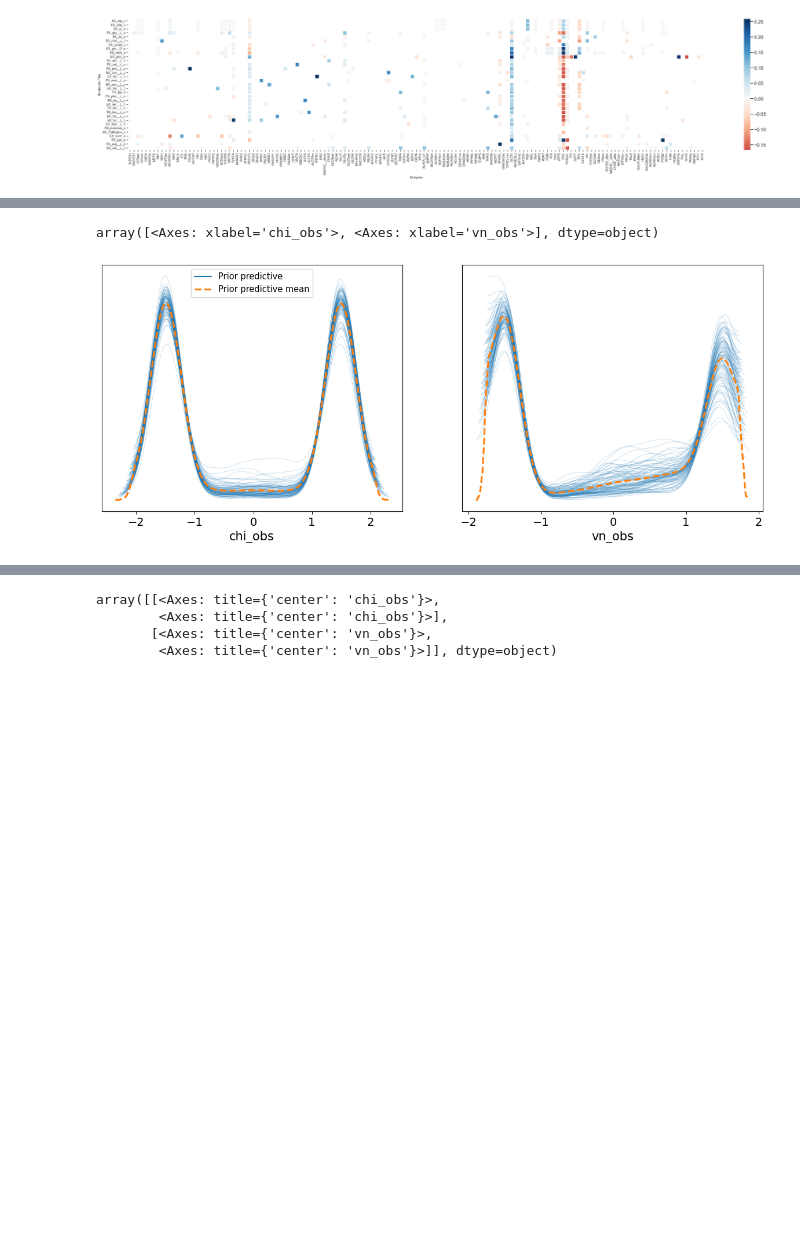
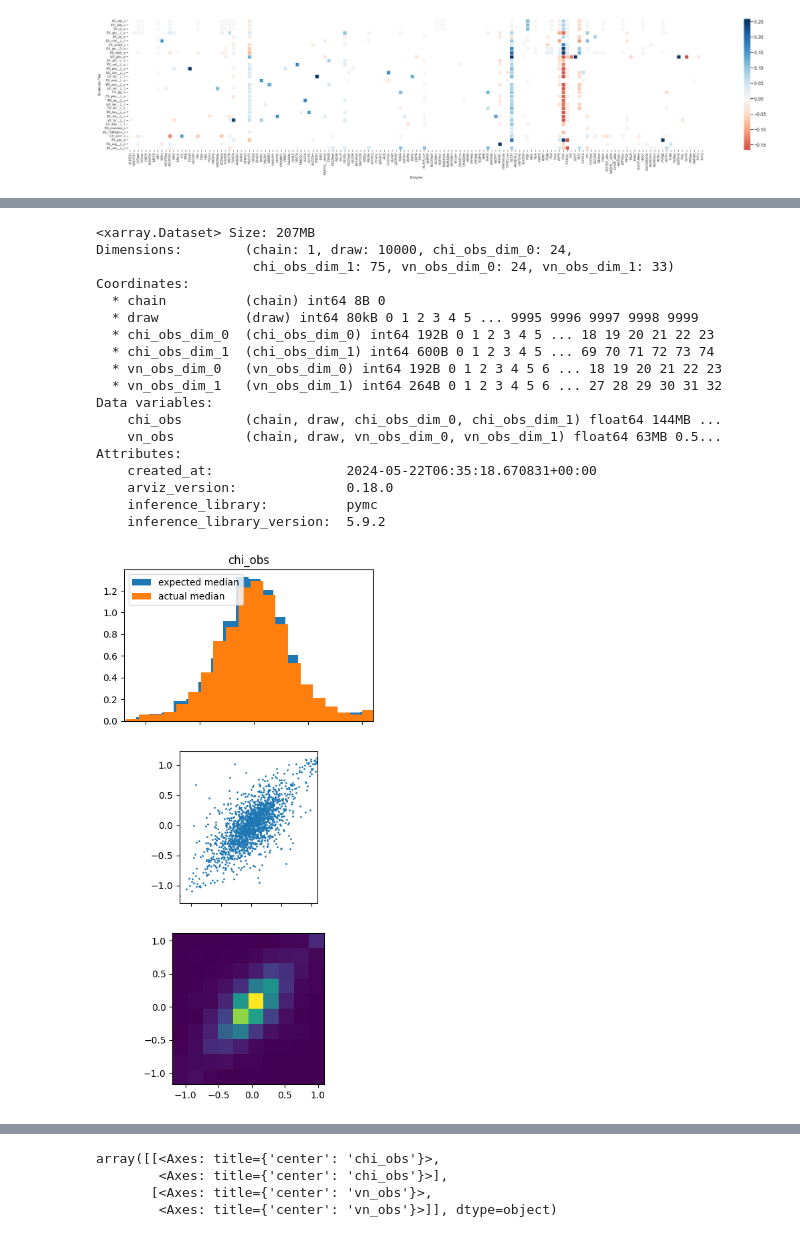
Before and after one commit to pnnl-predictive-phenomics/emll, a Jupyter notebook: notebooks/hackett.ipynb, the cells around one changed output, grey strips where cells are left out. Saved outputs shown, nothing was run; the diff lists cells and outputs as text; code cells hidden in the pictures; blank space fills up the shorter version.

```diff
--- a/notebooks/hackett.ipynb
+++ b/notebooks/hackett.ipynb
@@ -430,7 +428,60 @@ import pymc as pm
 expected_trace_prior = expected['trace_prior']
 actual_trace_prior = actual['trace_prior']
 
-arviz.plot_ppc(expected_trace_prior,group ="prior")
+print(expected_trace_prior['prior_predictive'])
+
+#arviz.plot_ppc(expected_trace_prior,group ="prior")
 # %% [output]
-array([<Axes: xlabel='chi_obs'>, <Axes: xlabel='vn_obs'>], dtype=object)
+<xarray.Dataset> Size: 207MB
+Dimensions:        (chain: 1, draw: 10000, chi_obs_dim_0: 24,
+                    chi_obs_dim_1: 75, vn_obs_dim_0: 24, vn_obs_dim_1: 33)
+Coordinates:
+  * chain          (chain) int64 8B 0
+  * draw           (draw) int64 80kB 0 1 2 3 4 5 ... 9995 9996 9997 9998 9999
+  * chi_obs_dim_0  (chi_obs_dim_0) int64 192B 0 1 2 3 4 5 ... 18 19 20 21 22 23
+  * chi_obs_dim_1  (chi_obs_dim_1) int64 600B 0 1 2 3 4 5 ... 69 70 71 72 73 74
+  * vn_obs_dim_0   (vn_obs_dim_0) int64 192B 0 1 2 3 4 5 6 ... 18 19 20 21 22 23
+  * vn_obs_dim_1   (vn_obs_dim_1) int64 264B 0 1 2 3 4 5 6 ... 27 28 29 30 31 32
+Data variables:
+    chi_obs        (chain, draw, chi_obs_dim_0, chi_obs_dim_1) float64 144MB ...
+    vn_obs         (chain, draw, vn_obs_dim_0, vn_obs_dim_1) float64 63MB 0.5...
+Attributes:
+    created_at:                 2024-05-22T06:35:18.670831+00:00
+    arviz_version:              0.18.0
+    inference_library:          pymc
+    inference_library_version:  5.9.2
-[figure, removed]
+# %%
+# actual vs expected: histogram on top row , scatter plot on bottom row
+
+def plot_expected_vs_actual(name, expected, actual):
+    fig, ax = plt.subplots(ncols=1, nrows=3, figsize=(5, 10), sharex=True)
+
+
+    # # histogram comparison of median
+    expected_median = expected.median(dim=['chain','draw']).to_numpy().flatten()
+    actual_median = actual.median(dim=['chain','draw']).to_numpy().flatten()
+
+    ax[0].set_title(f'{name}')
+    ax[0].hist(expected_median, bins=20, density=True, label='expected median')
+    ax[0].hist(actual_median, bins=20, density=True, label='actual median')
+    ax[0].legend()
+    ax[0].set_aspect('equal')
+
+
+    # scatter plot of median
+    ax[1].scatter(expected_median, actual_median, s=1)
+    ax[1].set_aspect('equal')
+
+    ax[2].hist2d(expected_median,actual_median)
+    ax[2].set_aspect('equal')
+
+    #return fig
+
+
+# chi obs
+expected_chi_obs = expected['trace_prior']['prior_predictive']['chi_obs']
+actual_chi_obs = actual['trace_prior']['prior_predictive']['chi_obs']
+
+plot_expected_vs_actual('chi_obs',expected_chi_obs,actual_chi_obs)
+# %% [output]
+[figure, added]
```
Also changed, not shown: parts of 6 cells of this notebook, 8 other files.
